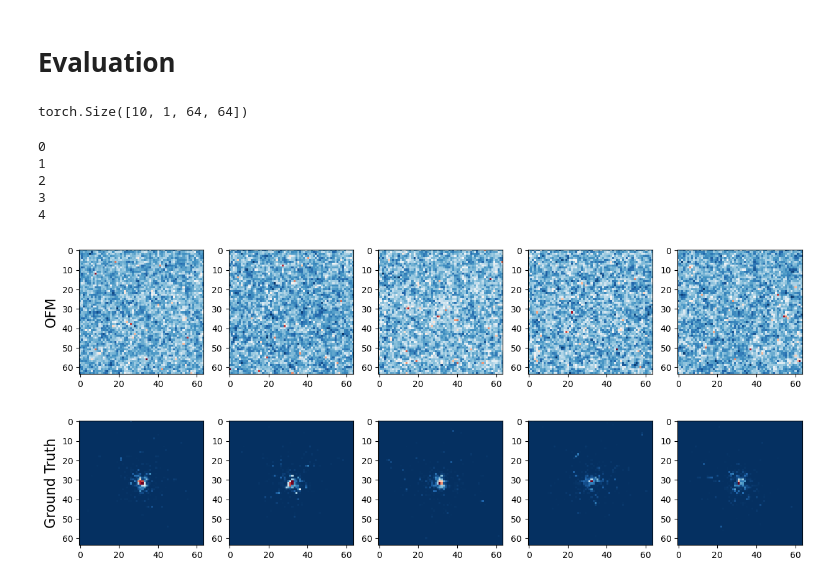
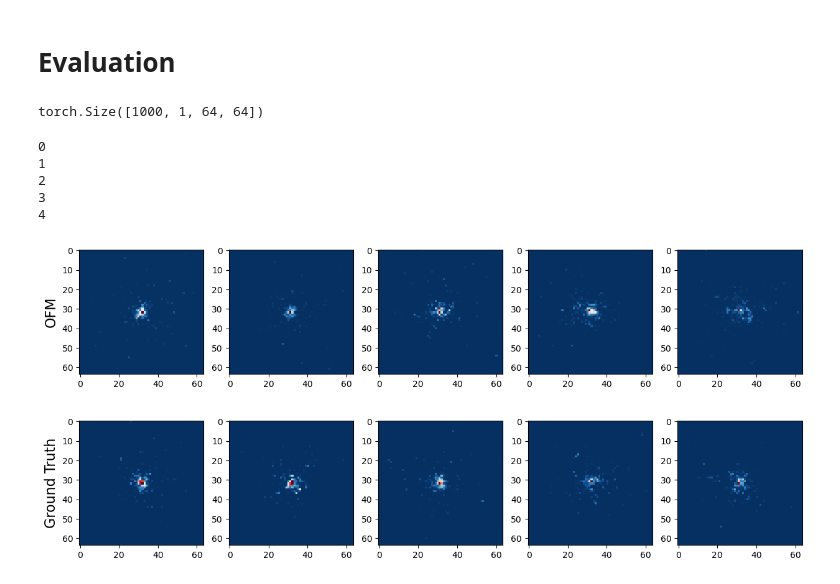
Before and after one commit to etiennedreyer/SPL_OFM, a Jupyter notebook: prior_learning/OFM_GRF_calorimeter.ipynb, the cells around one changed output. Cells and saved outputs as stored; diff of their text form; code cells hidden in the pictures.

Commit message:
medium-size gpu training

```diff
--- a/prior_learning/OFM_GRF_calorimeter.ipynb
+++ b/prior_learning/OFM_GRF_calorimeter.ipynb
@@ -111,7 +111,7 @@ High-res shape: torch.Size([1, 128, 128])
 n_x = 64
 dims = [n_x, n_x]
 
-device = 'cuda:0' if torch.cuda.is_available() else 'cpu'
+device = 'cuda:1' if torch.cuda.is_available() else 'cpu'
 print(f"Using device: {device}")
 
 # FNO hyperparameters
@@ -125,7 +125,7 @@ kernel_variance=1
 nu = 0.5 # default
 
 ## training parameters
-epochs = 20
+epochs = 100
 sigma_min=1e-4
-batch_size = 10
+batch_size = 256
 # %% [output]
@@ -137,7 +137,7 @@ model = FNO(modes, vis_channels=1, hidden_channels=width, proj_channels=mlp_widt
 # %% [markdown]
 # Training
 # %%
-dataset_tr = Subset(dataset, np.arange(10))
+dataset_tr = Subset(dataset, np.arange(1000))
 loader_tr = DataLoader(dataset_tr, batch_size=batch_size, shuffle=True)
 # %%
 from ofm_OT_likelihood import OFMModel
@@ -197,9 +194,9 @@ def compute_acovf(z, nlag=50):
 x_train = torch.stack([dataset_tr[i] for i in range(len(dataset_tr))], dim=0)
 print(x_train.shape)
 # %% [output]
-torch.Size([10, 1, 64, 64])
+torch.Size([1000, 1, 64, 64])
 # %%
-n_samples = 5
+n_samples = 100
 
 with torch.no_grad():
 
@@ -208,34 +205,34 @@ with torch.no_grad():
     # plot
 
     X_alt = []
     for i in range(5):
         print(i)
         X_temp = fmot.sample([n_x, n_x], n_samples=n_samples, n_eval=10).cpu().squeeze()
         X_alt.append(X_temp)
 
     X_alt = torch.vstack(X_alt)
     #X_alt = torch.exp(X_alt * x_std + x_mean)
 
     bin_center, x_acovf = compute_acovf(X_alt.squeeze())
     #x_train = torch.exp(x_train*x_std + x_mean)
     _, x_acovf_true = compute_acovf(x_train.squeeze())
     x_hist, bin_edges_alt = X_alt.histogram(range=[-4,4], density=True)
     x_hist_true, bin_edges = x_train.histogram(range=[-4, 4], density=True)
 
     fig, ax = plt.subplots(1,5, figsize=(15,3))
     for i in range(5):
         x = X_hat[i,:,:].squeeze()
 
         ax[i].imshow(x,cmap="RdBu_r")#, vmin=-2, vmax=2)
         if i == 0:
             ax[i].set_ylabel('OFM', fontsize=16)
 # %% [output]
 0
 1
 2
 3
 4
-[figure, old version]
+[figure, new version]
 # %%
 fig, ax = plt.subplots(1,5, figsize=(15,3))
 for i in range(5):
```
Also changed, not shown: parts of 3 cells of this notebook.
